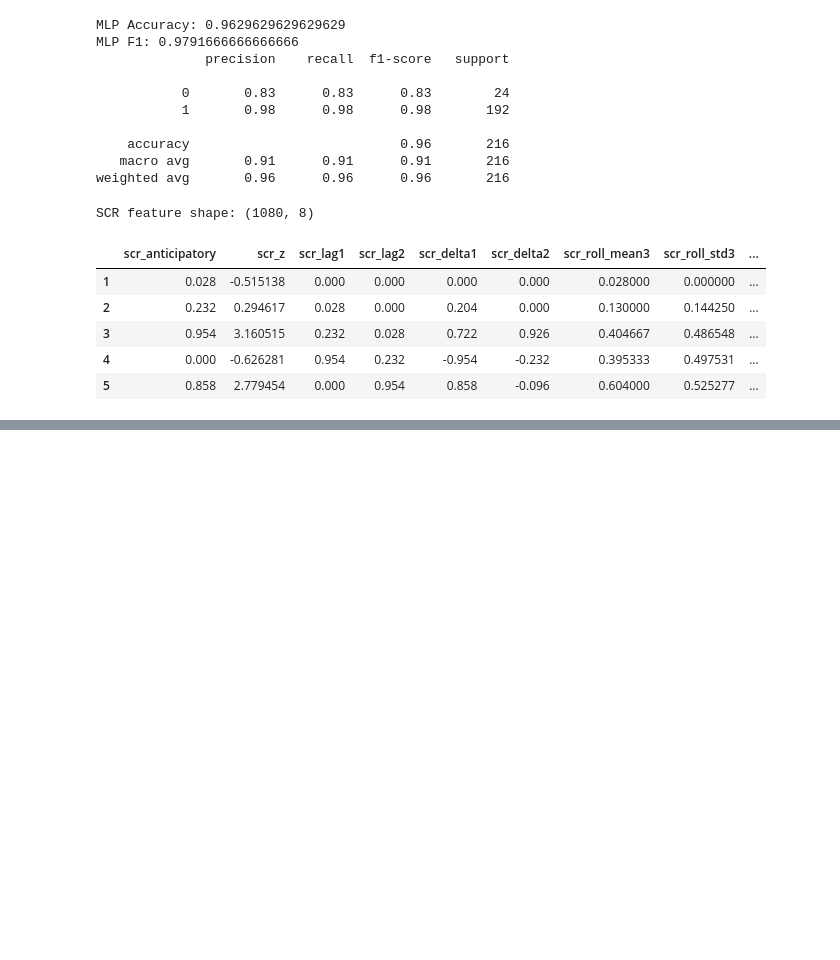
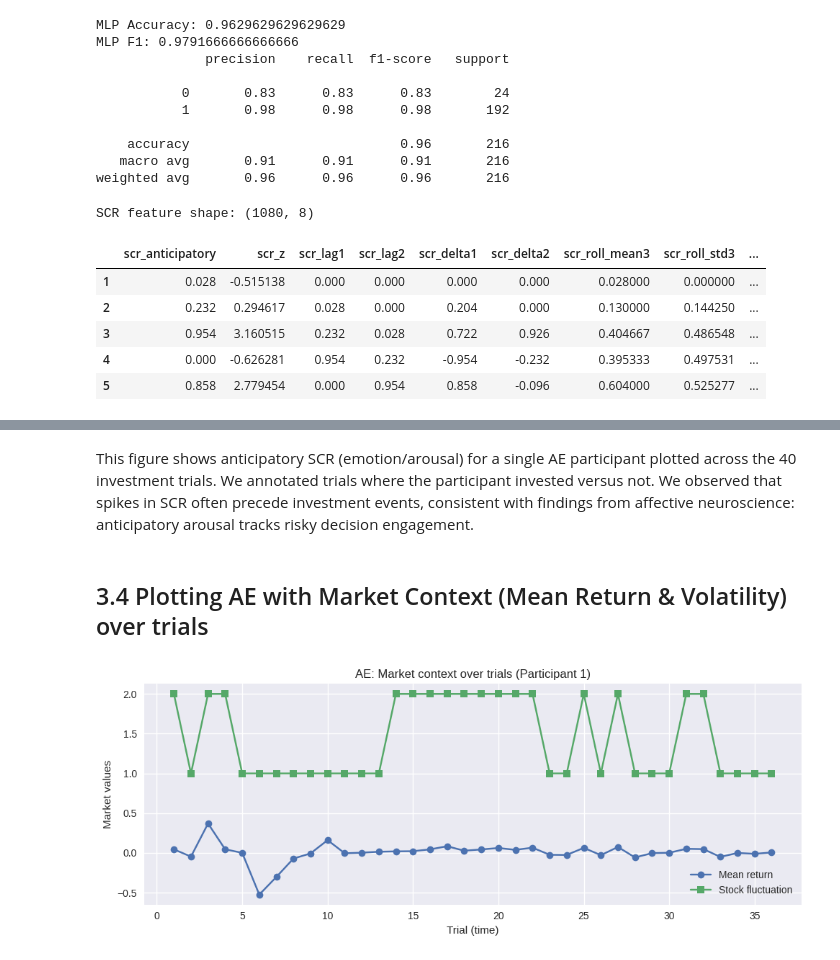
Before and after one commit to submarinejuice/CP322-Final-Project-Group-9, a Jupyter notebook: cp322_FINAL.ipynb, the cells around one changed output, grey strips where cells are left out. Saved outputs shown, nothing was run; the diff lists cells and outputs as text; code cells hidden in the pictures; blank space fills up the shorter version.

```diff
--- a/cp322_FINAL.ipynb
+++ b/cp322_FINAL.ipynb
@@ -114,17 +394,3 @@ ImportError: cannot import name 'kagglehub' from 'pip' (/usr/local/lib/python3.1
 # Minimal WESAD pipeline
 - loading dataset, segmenting data into windows, computing basics, labelling windows as baselines vs stress.
 - using dataframe and constructing just like we do later on for the Bath dataset
-# %%
-from sklearn.ensemble import RandomForestClassifier
-
-X_wesad = wesad_df[["eda_mean", "eda_std", "eda_slope"]]
-y_wesad = wesad_df["label"]
-
-X_train_w, X_test_w, y_train_w, y_test_w = train_test_split(
-    X_wesad, y_wesad, test_size=0.2, random_state=42, stratify=y_wesad
-)
-
-rf = RandomForestClassifier(n_estimators=200, random_state=42)
-rf.fit(X_train_w, y_train_w)
-y_pred_w = rf.predict(X_test_w)
-evaluate_model("WESAD RF", y_test_w, y_pred_w)
@@ -428,3 +853,43 @@ SCR feature shape: (1080, 8)
+# %% [markdown]
+This figure shows anticipatory SCR (emotion/arousal) for a single AE participant plotted across the 40 investment trials. We annotated trials where the participant invested versus not. We observed that spikes in SCR often precede investment events, consistent with findings from affective neuroscience: anticipatory arousal tracks risky decision engagement.
+# %% [markdown]
+## 3.4 Plotting AE with Market Context (Mean Return & Volatility) over trials
+# %%
+def plot_ae_market_timeseries(scr_df, participant_code):
+    """
+    Plot mean return and stock fluctuation over trials for one participant.
+    """
+    subj = (
+        scr_df[scr_df["Participant_code"] == participant_code]
+        .sort_values(["session", "trial_in_session"])
+        .copy()
+    )
+    if subj.empty:
+        print(f"No data for Participant_code={participant_code}")
+        return
+
+    subj["trial_idx"] = range(1, len(subj) + 1)
+
+    plt.figure(figsize=(10, 4))
+    plt.plot(
+        subj["trial_idx"], subj["mean_return"],
+        marker="o", label="Mean return"
+    )
+    plt.plot(
+        subj["trial_idx"], subj["stock_fluctuation"],
+        marker="s", label="Stock fluctuation"
+    )
+
+    plt.xlabel("Trial (time)")
+    plt.ylabel("Market values")
+    plt.title(f"AE: Market context over trials (Participant {participant_code})")
+    plt.legend()
+    plt.tight_layout()
+    plt.show()
+
+plot_ae_market_timeseries(scr_df, example_pid)
+# %% [output]
+[figure, added]
 # %%
 import torch
 from torch import nn
```
Also changed, not shown: parts of 68 cells of this notebook.
